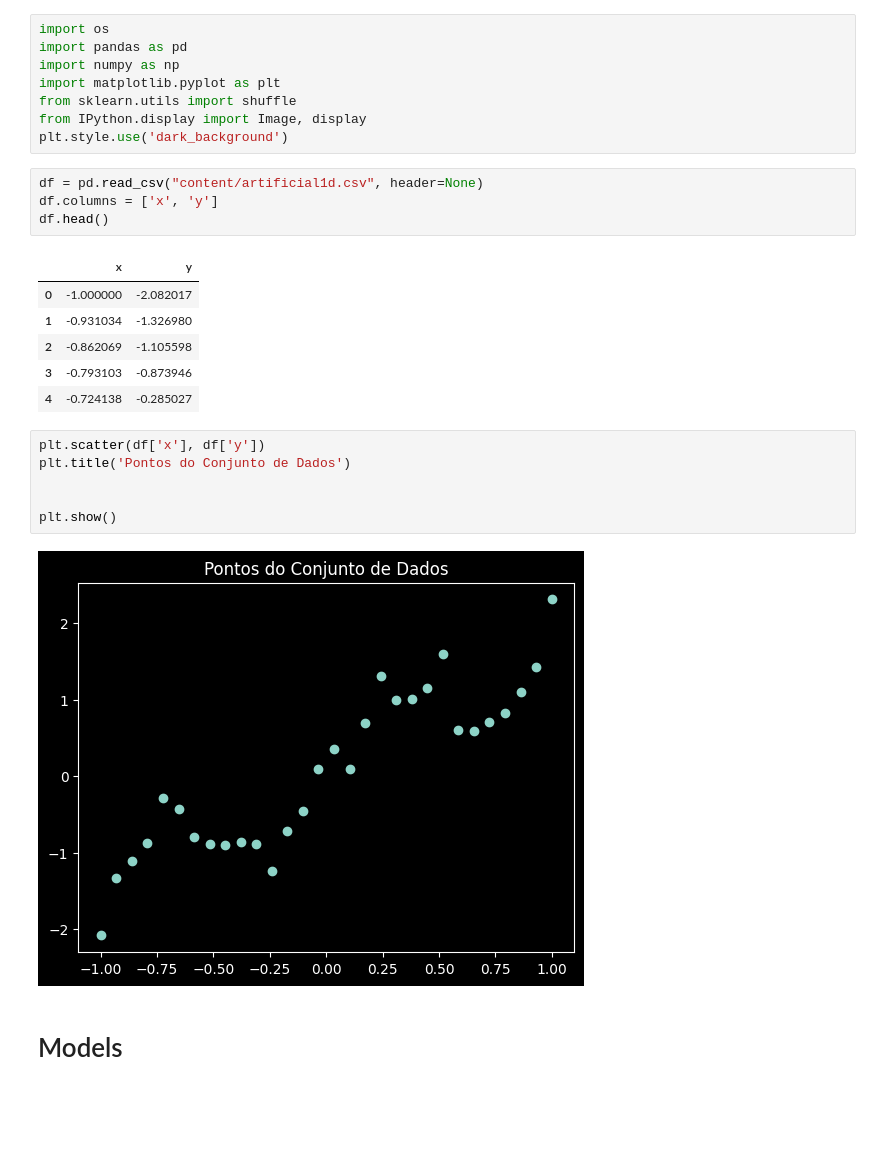
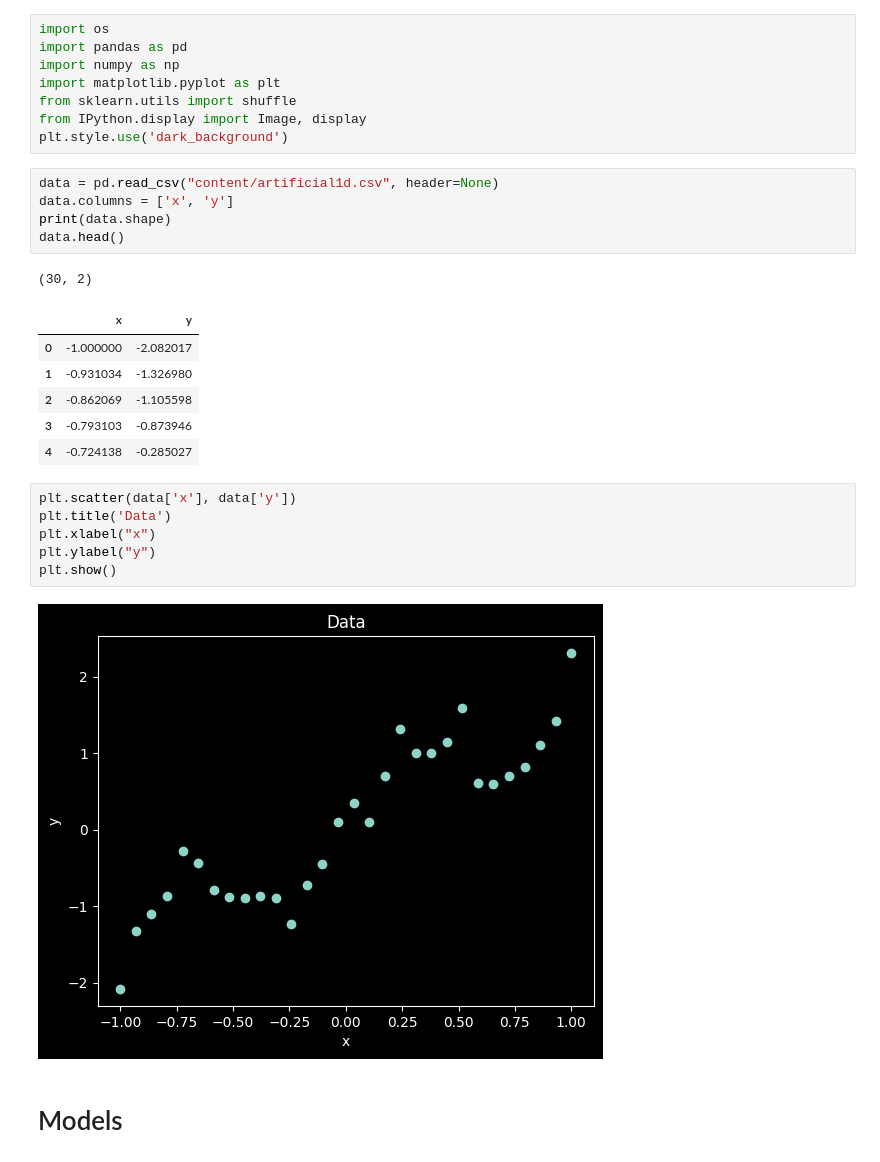
Before and after one commit to viniciuspxc/Reconhecimento_de_Padroes, a Jupyter notebook: Listas/Lista 1/Lista 01.ipynb, the cells around one changed output. Saved outputs shown, nothing was run; the diff lists cells and outputs as text; blank space fills up the shorter version.

```diff
--- a/Listas/Lista 1/Lista 01.ipynb
+++ b/Listas/Lista 1/Lista 01.ipynb
@@ -15,10 +15,12 @@ from sklearn.utils import shuffle
 from IPython.display import Image, display
 plt.style.use('dark_background')
 # %%
-df = pd.read_csv("content/artificial1d.csv", header=None)
-df.columns = ['x', 'y']
-df.head()
+data = pd.read_csv("content/artificial1d.csv", header=None)
+data.columns = ['x', 'y']
+print(data.shape)
+data.head()
 # %% [output]
+(30, 2)
 |  | x | y |
 | 0 | -1.000000 | -2.082017 |
 | 1 | -0.931034 | -1.326980 |
@@ -26,13 +28,13 @@ df.head()
 | 3 | -0.793103 | -0.873946 |
 | 4 | -0.724138 | -0.285027 |
 # %%
-plt.scatter(df['x'], df['y'])
-plt.title('Pontos do Conjunto de Dados')
-
-
+plt.scatter(data['x'], data['y'])
+plt.title('Data')
+plt.xlabel("x")
+plt.ylabel("y")
 plt.show()
 # %% [output]
-[figure, old version]
+[figure, new version]
 # %% [markdown]
 # Models
 # %% [markdown]
```
Also changed, not shown: parts of 18 cells of this notebook, 1 other file.
